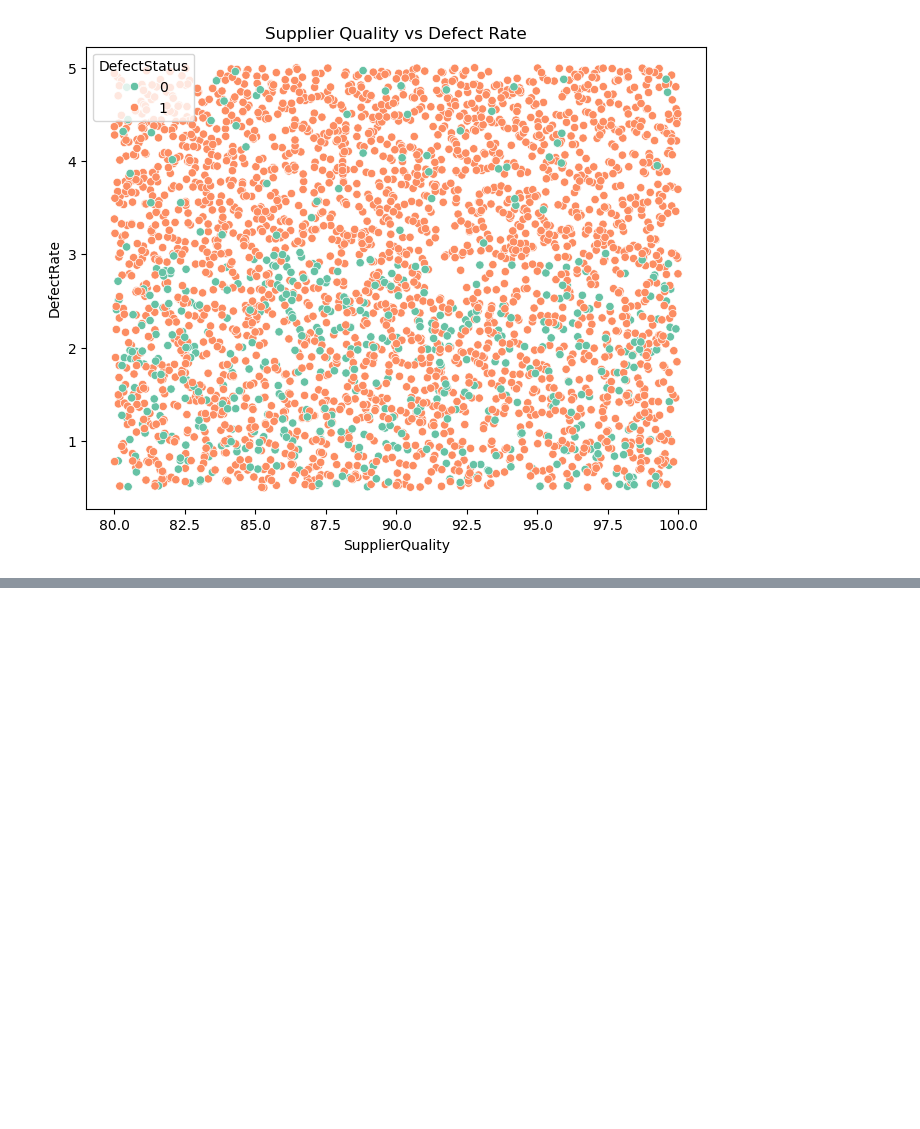
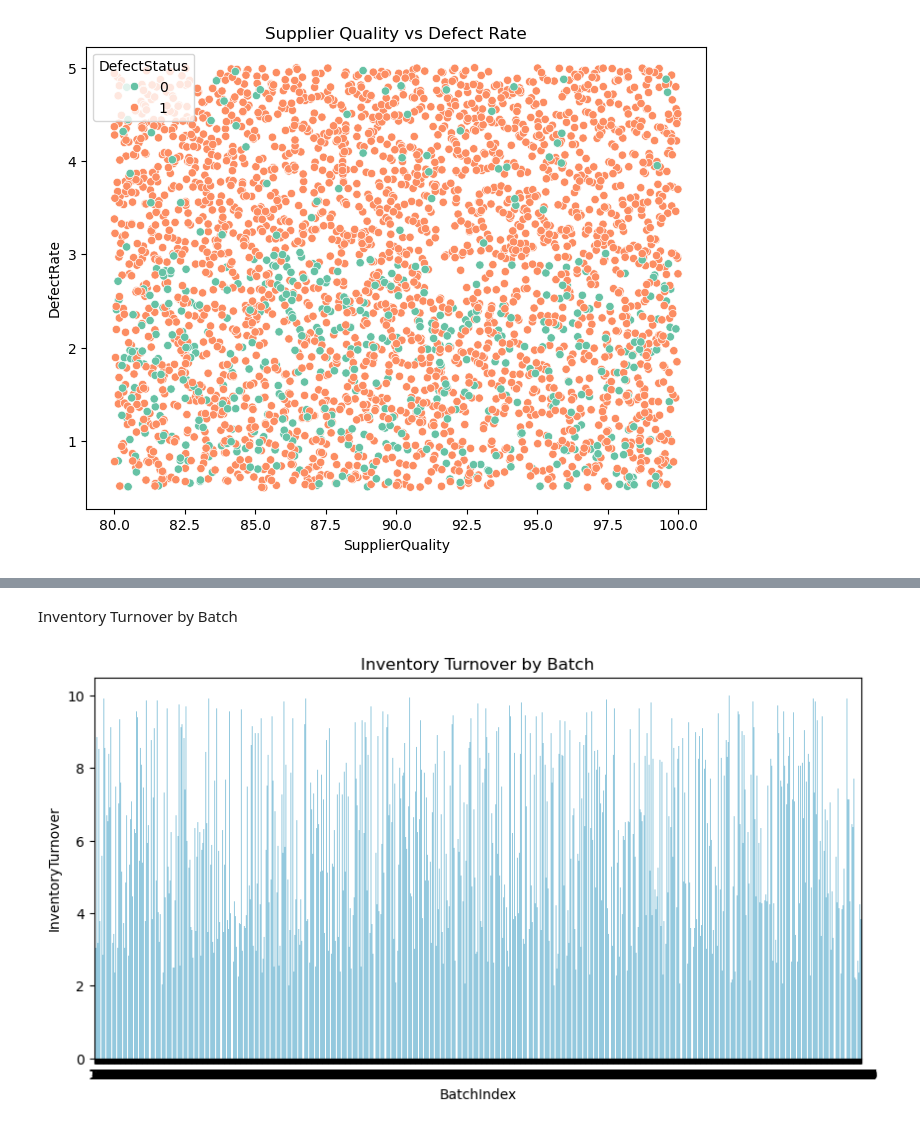
Before and after one commit to bbhatta10/Manufacturing-Quality-Analysis, a Jupyter notebook: quality.ipynb, the cells around one changed output, grey strips where cells are left out. Saved outputs shown, nothing was run; the diff lists cells and outputs as text; code cells hidden in the pictures; blank space fills up the shorter version.

```diff
--- a/quality.ipynb
+++ b/quality.ipynb
@@ -164,0 +294,9 @@ plt.show()
+# %% [markdown]
+Inventory Turnover by Batch
+# %%
+plt.figure(figsize=(10,5))
+sns.barplot(data=df, x='BatchIndex', y='InventoryTurnover', color='skyblue')
+plt.title("Inventory Turnover by Batch")
+plt.show()
+# %% [output]
+[figure, added]
```
Also changed, not shown: parts of 15 cells of this notebook.
